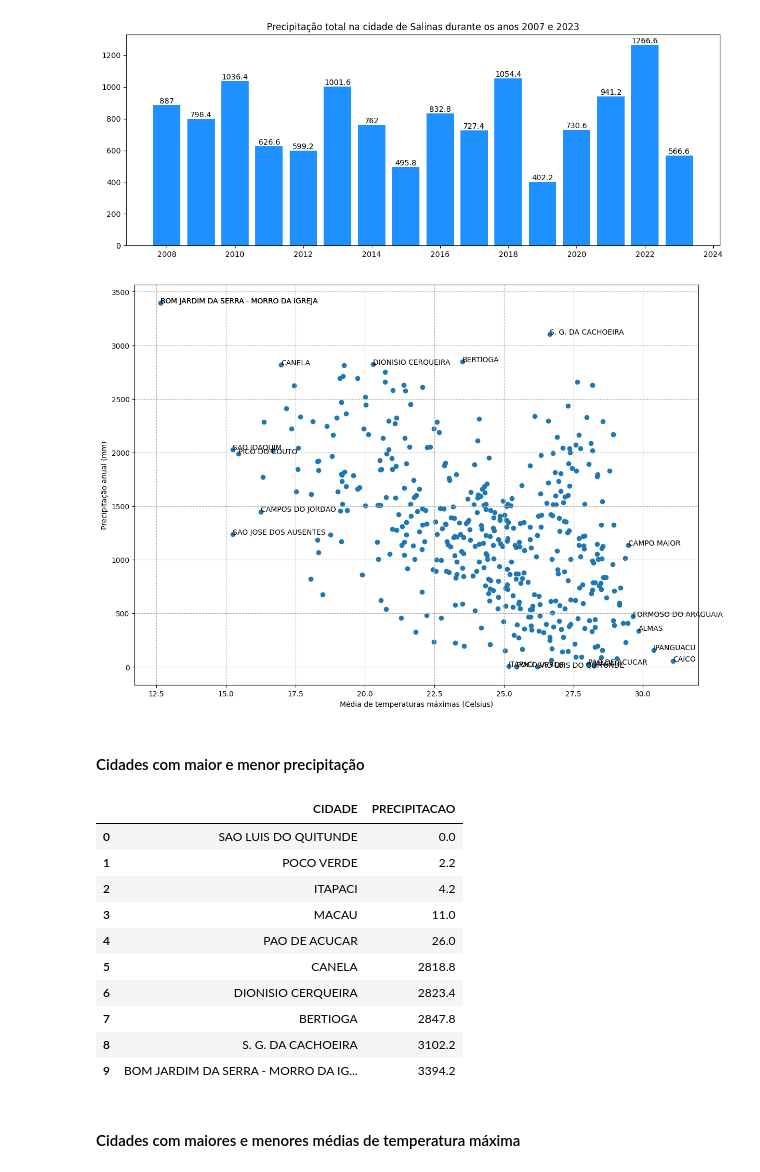
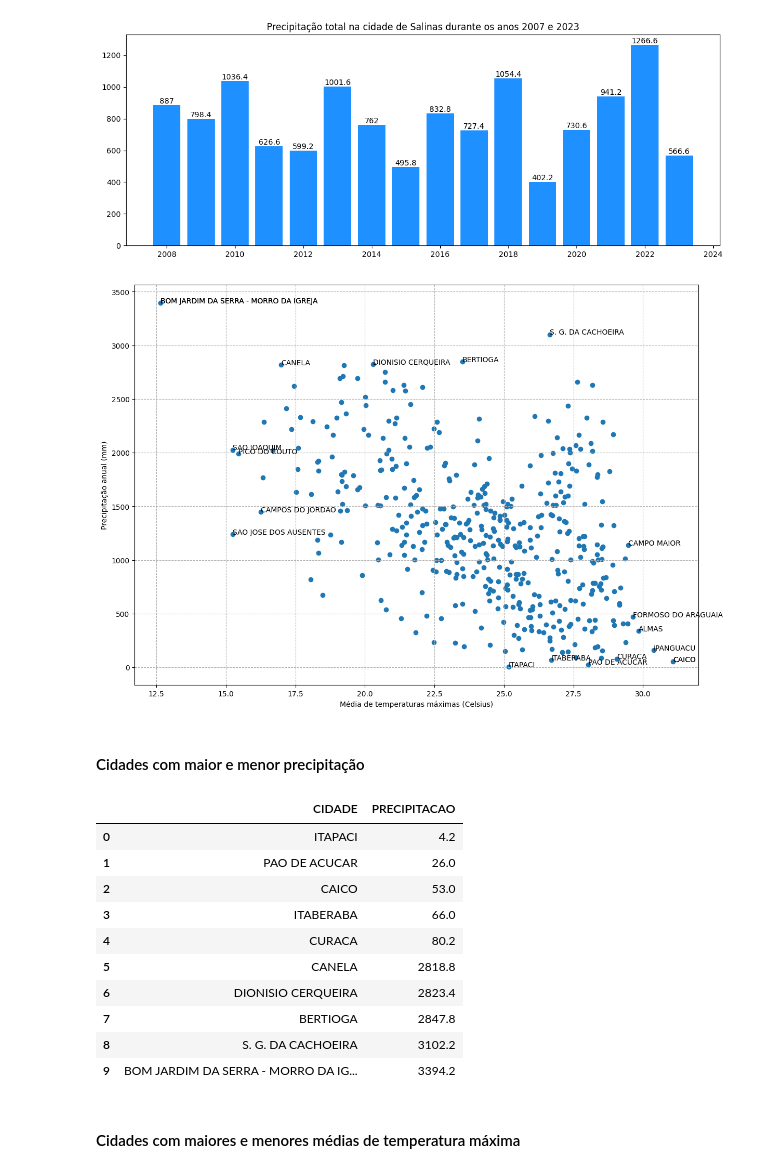
Before and after one commit to nfmmendes/INMET-data-play, a Jupyter notebook: Dados Metereológicos do INMET.ipynb, the cells around one changed output. Cells and saved outputs as stored; diff of their text form; code cells hidden in the pictures.

```diff
--- a/Dados Metereológicos do INMET.ipynb
+++ b/Dados Metereológicos do INMET.ipynb
@@ -356,48 +356,50 @@ for i in range(0, len(df_files_2023)):
     row = df_files_2023.iloc[i][['CIDADE', 'ARQUIVO']]
 
     df_ano = read_city_file(df_files_2023.iloc[i]['ARQUIVO'], 2023)
-    if df_ano["PRECIPITAÇÃO TOTAL, HORÁRIO (mm)"].isnull().values.all():
+
+    ## ESSE FILTRO É COMPLICADO, POIS UM VALOR NULL PODE SIGNIFICAR ZERO CHUVA OU CHUVA NÃO MEDIDA.
+    if np.count_nonzero(df_ano["PRECIPITAÇÃO TOTAL, HORÁRIO (mm)"].isnull().values) > 365*24*0.9:
         continue
 
     df_ano, clean = process_data_frame(df_ano, process_city_data)
 
     if len(clean) < 300:
         continue
 
     precipitation = df_ano['Precipitacao_Total_MM'].sum()
     avg_temp = df_ano['Temperatura_Maxima'].mean()
     rows_list.append([row['CIDADE'], precipitation, avg_temp])
 
 df_precipitation_avg_max_temp = pd.DataFrame(columns=['CIDADE', 'PRECIPITACAO', 'MEDIA MAX-TEMPERATURA'], data= rows_list)
 ax.scatter(df_precipitation_avg_max_temp['MEDIA MAX-TEMPERATURA'],\
            df_precipitation_avg_max_temp['PRECIPITACAO'])
 ax.grid(linestyle = '--')
 ax.set_xlabel("Média de temperaturas máximas (Celsius)")
 ax.set_ylabel("Precipitação anual (mm)")
 
 ## ESSE CODIGO DEVE SER MELHORADO POSTERIORMENTE
 df_precipitation = df_precipitation_avg_max_temp.sort_values(by='PRECIPITACAO')
 df_precipitation = pd.concat([df_precipitation.head(5), df_precipitation.tail(5)])
 for index, row in df_precipitation.iterrows():
     ax.annotate(row['CIDADE'], (row['MEDIA MAX-TEMPERATURA'], row['PRECIPITACAO']))
 
 df_avg_temp = df_precipitation_avg_max_temp.sort_values(by='MEDIA MAX-TEMPERATURA')
 df_avg_temp = pd.concat([df_avg_temp.head(5), df_avg_temp.tail(5)])
 for index, row in df_avg_temp.iterrows():
     ax.annotate(row['CIDADE'], (row['MEDIA MAX-TEMPERATURA'], row['PRECIPITACAO']))
 # %% [output]
-[figure, old version]
+[figure, new version]
 # %% [markdown]
 <h4> Cidades com maior e menor precipitação </h4>
 # %%
 display(df_precipitation[["CIDADE", "PRECIPITACAO"]].reset_index(drop=True))
 # %% [output]
 |  | CIDADE | PRECIPITACAO |
-| 0 | SAO LUIS DO QUITUNDE | 0.0 |
-| 1 | POCO VERDE | 2.2 |
-| 2 | ITAPACI | 4.2 |
-| 3 | MACAU | 11.0 |
-| 4 | PAO DE ACUCAR | 26.0 |
+| 0 | ITAPACI | 4.2 |
+| 1 | PAO DE ACUCAR | 26.0 |
+| 2 | CAICO | 53.0 |
+| 3 | ITABERABA | 66.0 |
+| 4 | CURACA | 80.2 |
 | 5 | CANELA | 2818.8 |
 | 6 | DIONISIO CERQUEIRA | 2823.4 |
 | 7 | BERTIOGA | 2847.8 |
```
